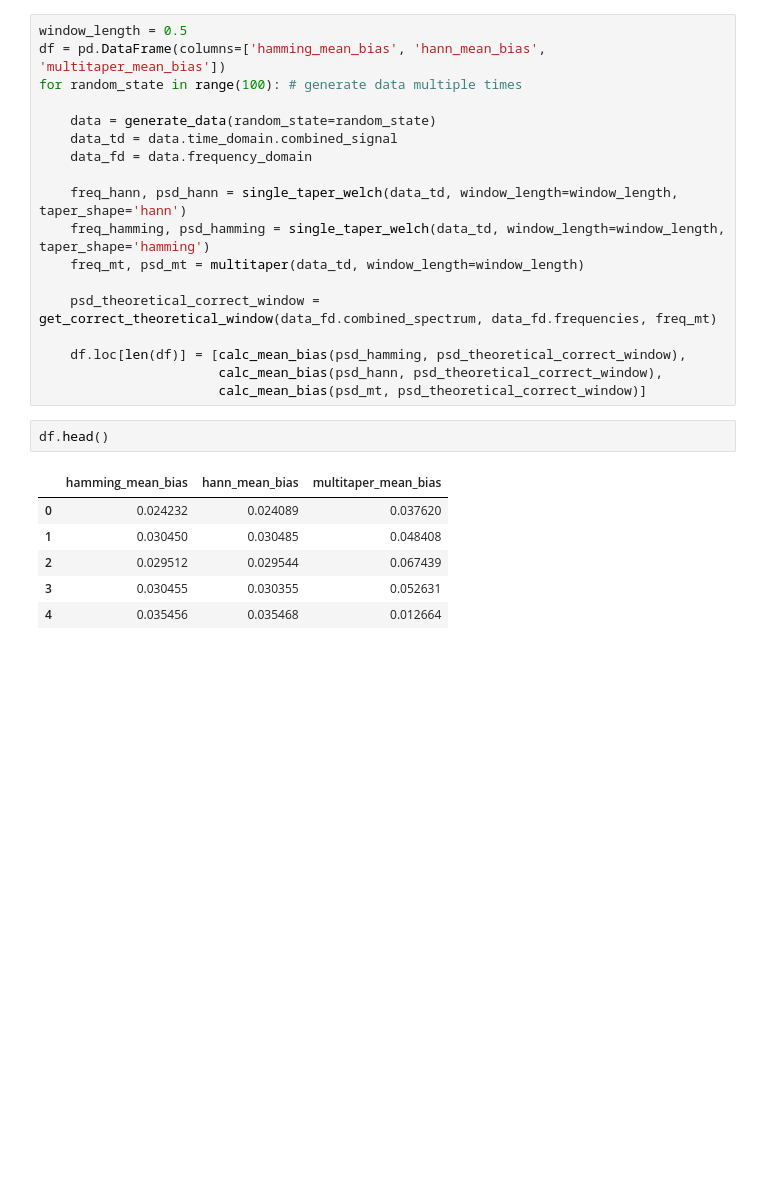
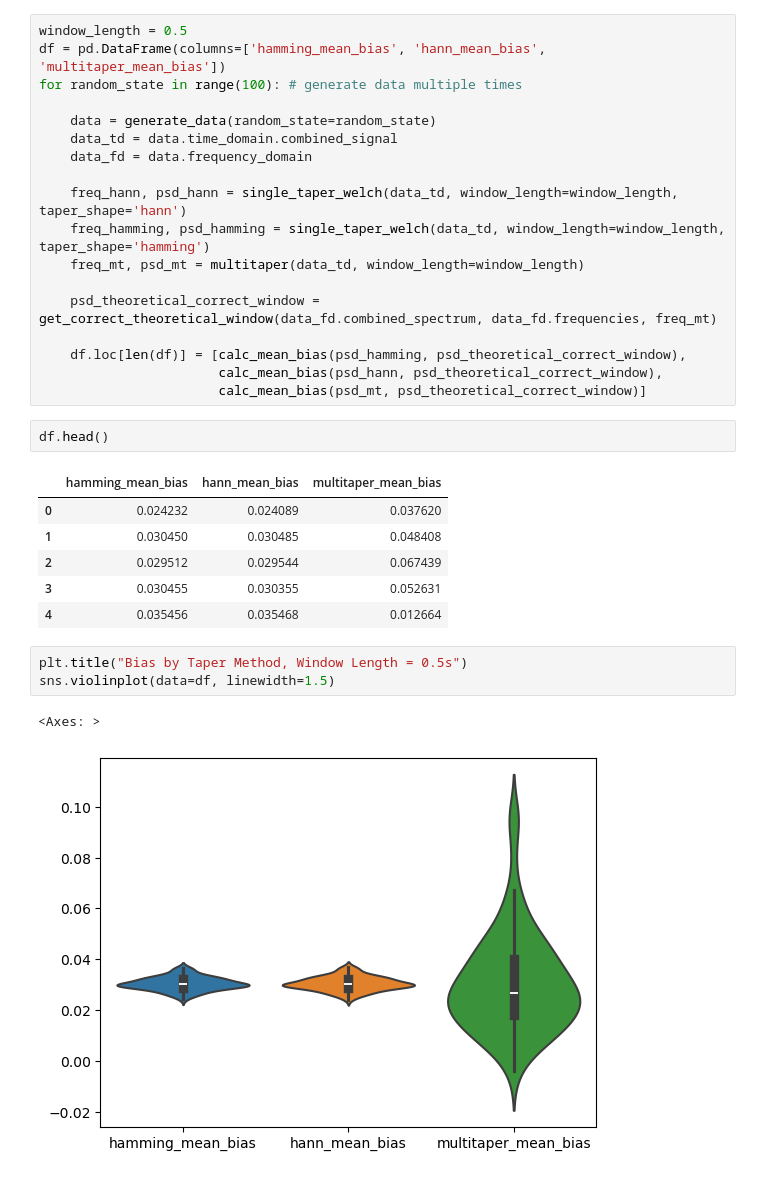
Before and after one commit to anika-kum/spectral-analysis-comparison, a Jupyter notebook: final_taper_comparison.ipynb, the cells around one changed output. Drawn from its saved outputs; the diff is of its cells as text; blank space fills up the shorter version.

Commit message:
violin plot

```diff
--- a/final_taper_comparison.ipynb
+++ b/final_taper_comparison.ipynb
@@ -166,3 +167,9 @@ df.head()
 | 2 | 0.029512 | 0.029544 | 0.067439 |
 | 3 | 0.030455 | 0.030355 | 0.052631 |
 | 4 | 0.035456 | 0.035468 | 0.012664 |
+# %%
+plt.title("Bias by Taper Method, Window Length = 0.5s")
+sns.violinplot(data=df, linewidth=1.5)
+# %% [output]
+<Axes: >
+[figure, added]
```
Also changed, not shown: parts of 1 cell of this notebook.
